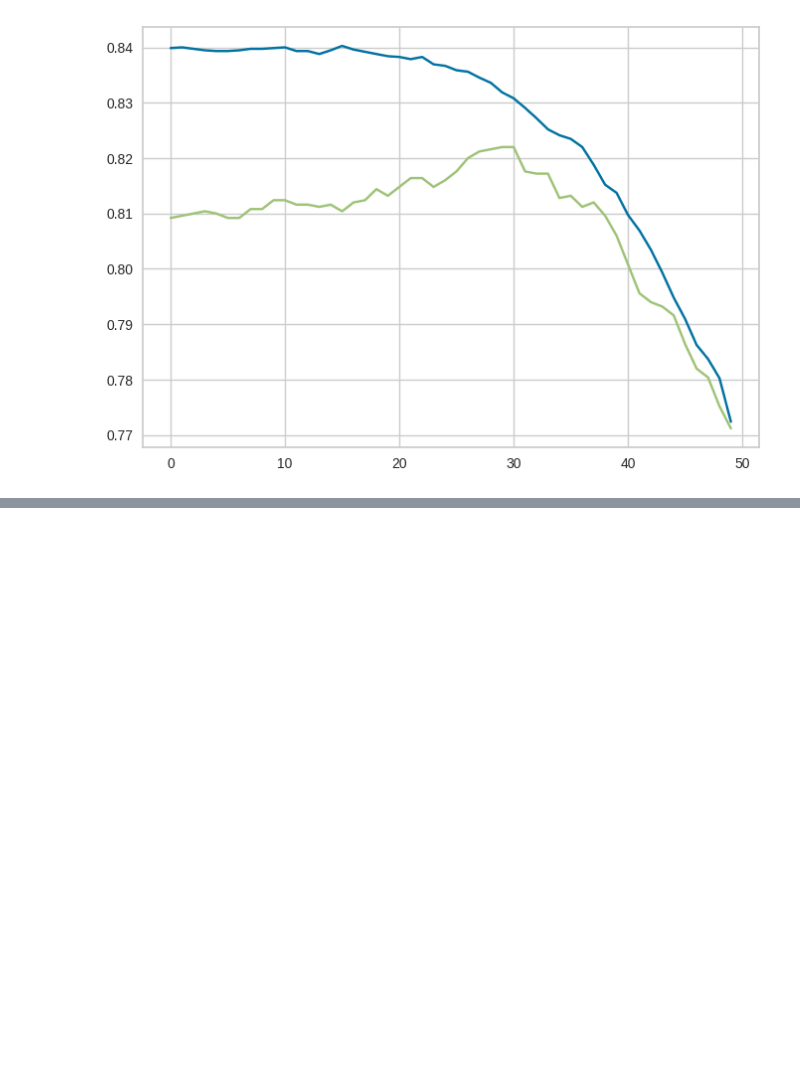
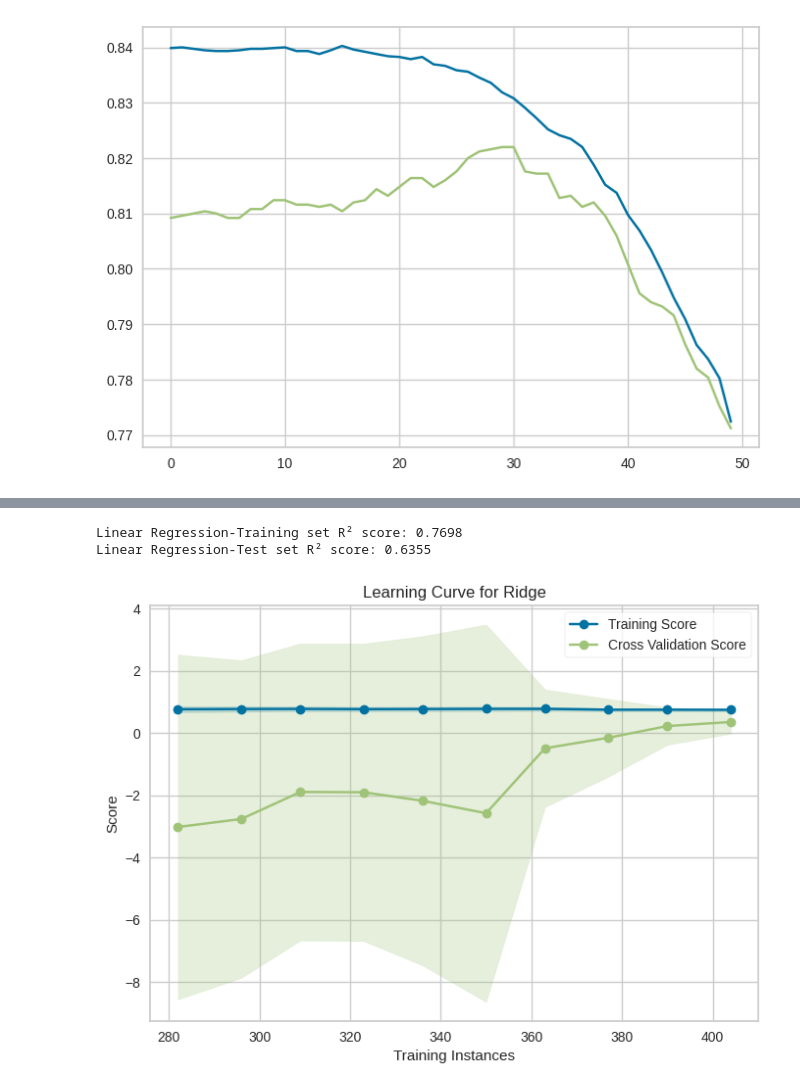
Before and after one commit to woodwyyn/ML, a Jupyter notebook: ML4_4.ipynb, the cells around one changed output, grey strips where cells are left out. Saved outputs shown, nothing was run; the diff lists cells and outputs as text; code cells hidden in the pictures; blank space fills up the shorter version.

```diff
--- a/ML4_4.ipynb
+++ b/ML4_4.ipynb
@@ -66,0 +141,2 @@ plt.plot(tests)
+# %%
+df = pd.read_csv('https://raw.githubusercontent.com/akmand/datasets/refs/heads/main/boston_housing.csv')
@@ -66,0 +164,26 @@ plt.plot(tests)
+# %%
+scaler = StandardScaler()
+
+X = df.drop(columns='medv')
+y = df['medv']
+
+X_scaled = scaler.fit_transform(X)
+
+X_train, X_test, y_train, y_test = train_test_split(X_scaled, y, test_size=0.25, random_state=0)
+# %%
+from sklearn.linear_model import LinearRegression
+
+lr = LinearRegression().fit(X_train, y_train)
+
+print(f"Linear Regression-Training set R² score: {lr.score(X_train, y_train):.4f}")
+print(f"Linear Regression-Test set R² score: {lr.score(X_test, y_test):.4f}")
+# %% [output]
+Linear Regression-Training set R² score: 0.7698
+Linear Regression-Test set R² score: 0.6355
+# %%
+from sklearn.linear_model import Ridge
+visualizer = LearningCurve(
+    Ridge(alpha=0.0001), scoring='r2', train_sizes=np.linspace(0.7, 1.0, 10)
+).fit(X, y) .show()
+# %% [output]
+[figure, added]
```
Also changed, not shown: parts of 72 cells of this notebook.
